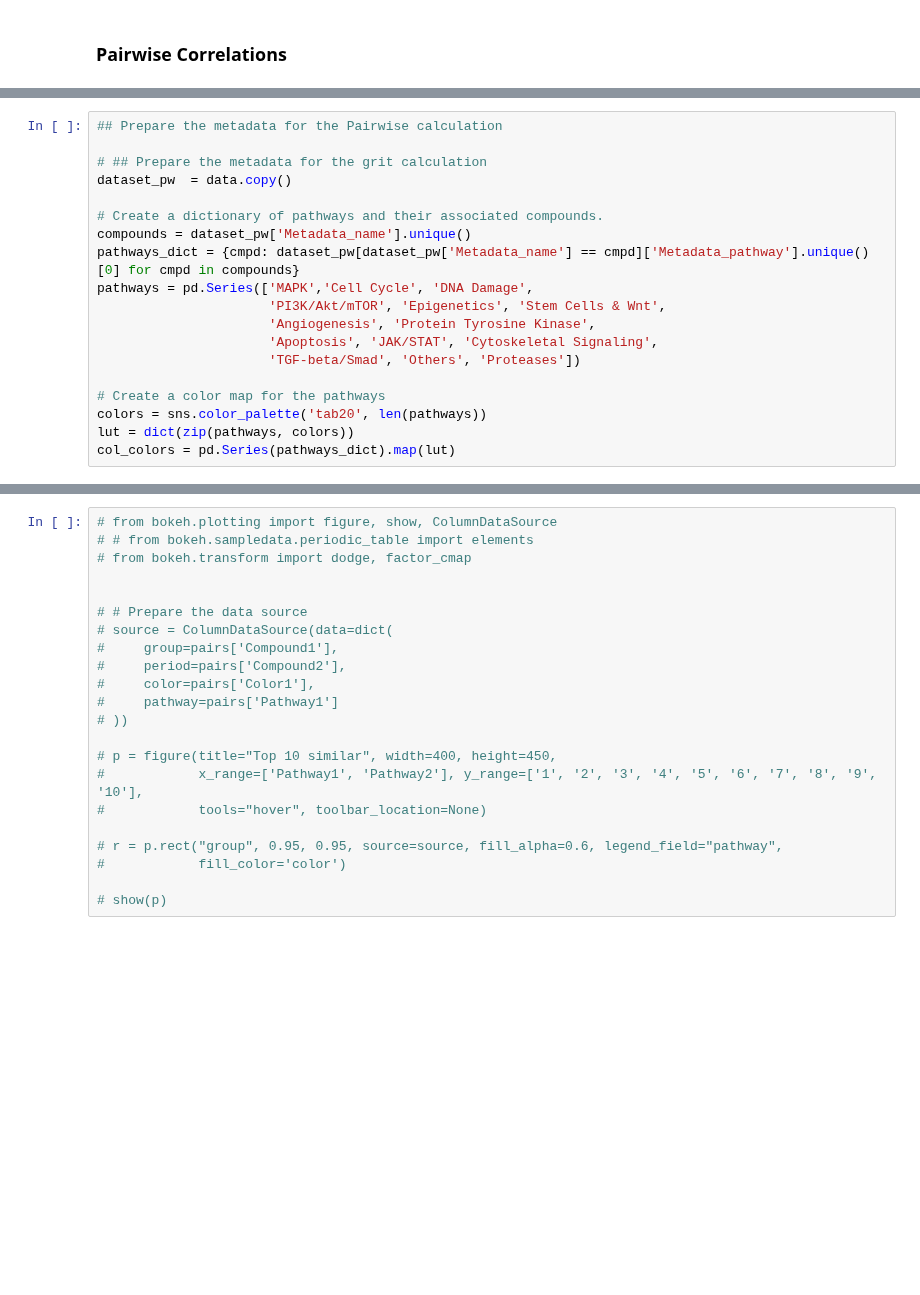
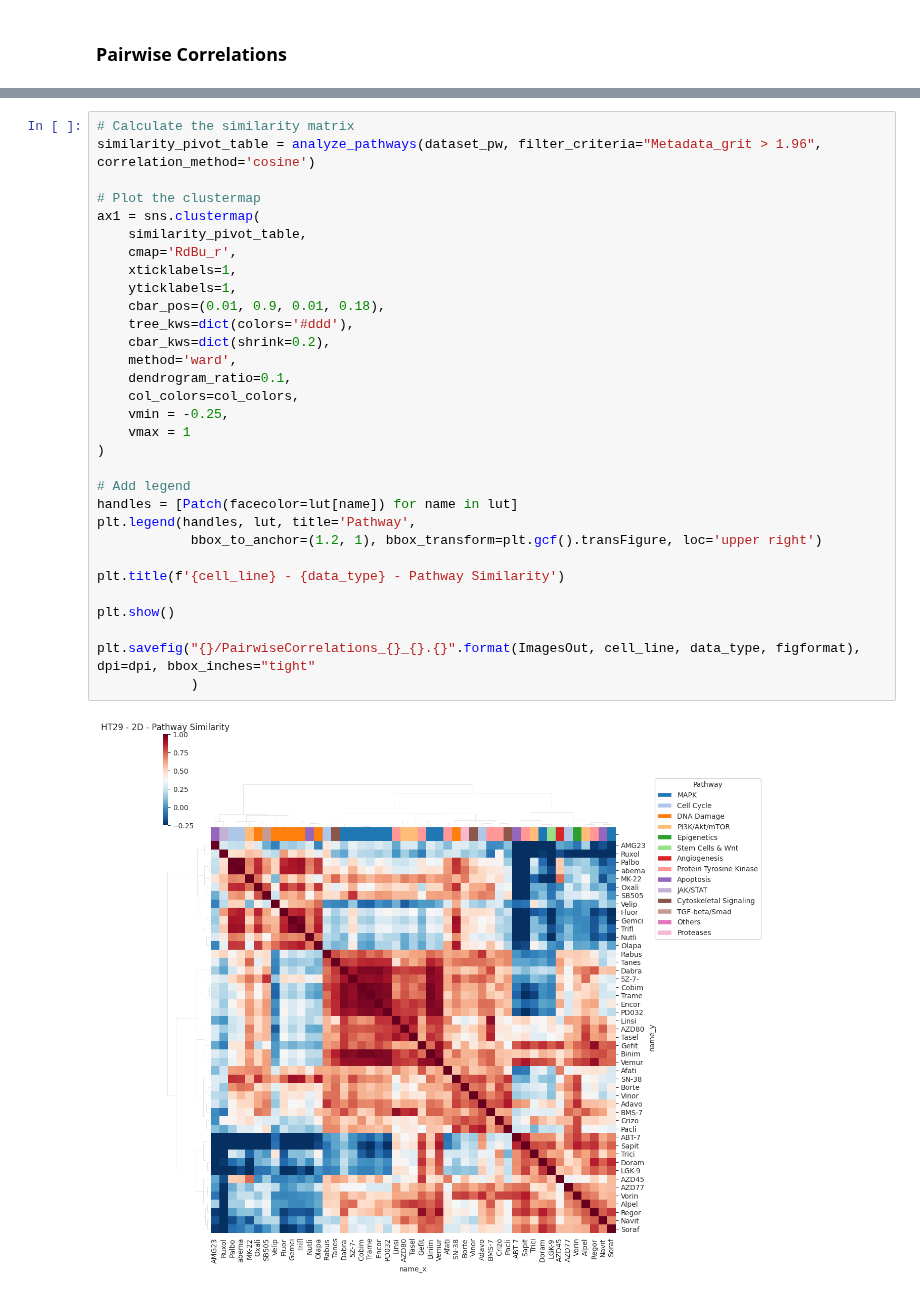
Before and after one commit to pharmbio/colopaint3D, a Jupyter notebook: spher_colo52_v1/3_Figure4/PairwiseCorrelations/3_PairwiseCorrlations.ipynb, the cells around one changed output, grey strips where cells are left out. Drawn from its saved outputs; the diff is of its cells as text; blank space fills up the shorter version.

```diff
--- a/spher_colo52_v1/3_Figure4/PairwiseCorrelations/3_PairwiseCorrlations.ipynb
+++ b/spher_colo52_v1/3_Figure4/PairwiseCorrelations/3_PairwiseCorrlations.ipynb
@@ -179,19 +126,0 @@ col_colors = pd.Series(pathways_dict).map(lut)
-# %%
-## Prepare the metadata for the Pairwise calculation
-
-# ## Prepare the metadata for the grit calculation
-dataset_pw  = data.copy()
-
-# Create a dictionary of pathways and their associated compounds.
-compounds = dataset_pw['Metadata_name'].unique()
-pathways_dict = {cmpd: dataset_pw[dataset_pw['Metadata_name'] == cmpd]['Metadata_pathway'].unique()[0] for cmpd in compounds}
-pathways = pd.Series(['MAPK','Cell Cycle', 'DNA Damage',
-                      'PI3K/Akt/mTOR', 'Epigenetics', 'Stem Cells & Wnt',
-                      'Angiogenesis', 'Protein Tyrosine Kinase',
-                      'Apoptosis', 'JAK/STAT', 'Cytoskeletal Signaling',
-                      'TGF-beta/Smad', 'Others', 'Proteases'])
-
-# Create a color map for the pathways
-colors = sns.color_palette('tab20', len(pathways))
-lut = dict(zip(pathways, colors))
-col_colors = pd.Series(pathways_dict).map(lut)
@@ -258,22 +127,33 @@ HCT116 - MIP - Pathway Similarity
-# %%
-# from bokeh.plotting import figure, show, ColumnDataSource
-# # from bokeh.sampledata.periodic_table import elements
-# from bokeh.transform import dodge, factor_cmap
-
-
-# # Prepare the data source
-# source = ColumnDataSource(data=dict(
-#     group=pairs['Compound1'],
-#     period=pairs['Compound2'],
-#     color=pairs['Color1'],
-#     pathway=pairs['Pathway1']
-# ))
-
-# p = figure(title="Top 10 similar", width=400, height=450,
-#            x_range=['Pathway1', 'Pathway2'], y_range=['1', '2', '3', '4', '5', '6', '7', '8', '9', '10'],
-#            tools="hover", toolbar_location=None)
-
-# r = p.rect("group", 0.95, 0.95, source=source, fill_alpha=0.6, legend_field="pathway",
-#            fill_color='color')
-
-# show(p)
+# %%
+# Calculate the similarity matrix
+similarity_pivot_table = analyze_pathways(dataset_pw, filter_criteria="Metadata_grit > 1.96", correlation_method='cosine')
+
+# Plot the clustermap
+ax1 = sns.clustermap(
+    similarity_pivot_table,
+    cmap='RdBu_r',
+    xticklabels=1,
+    yticklabels=1,
+    cbar_pos=(0.01, 0.9, 0.01, 0.18),
+    tree_kws=dict(colors='#ddd'),
+    cbar_kws=dict(shrink=0.2),
+    method='ward',
+    dendrogram_ratio=0.1,
+    col_colors=col_colors,
+    vmin = -0.25,
+    vmax = 1
+)
+
+# Add legend
+handles = [Patch(facecolor=lut[name]) for name in lut]
+plt.legend(handles, lut, title='Pathway',
+            bbox_to_anchor=(1.2, 1), bbox_transform=plt.gcf().transFigure, loc='upper right')
+
+plt.title(f'{cell_line} - {data_type} - Pathway Similarity')
+
+plt.show()
+
+plt.savefig("{}/PairwiseCorrelations_{}_{}.{}".format(ImagesOut, cell_line, data_type, figformat), dpi=dpi, bbox_inches="tight"
+            )
+# %% [output]
+[figure, added]
```
Also changed, not shown: parts of 13 cells of this notebook, 2 other files.
